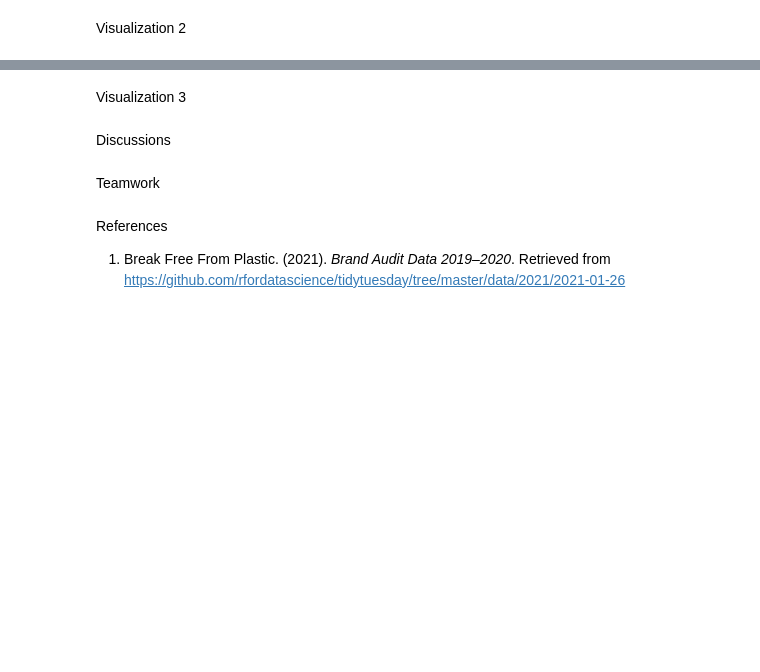
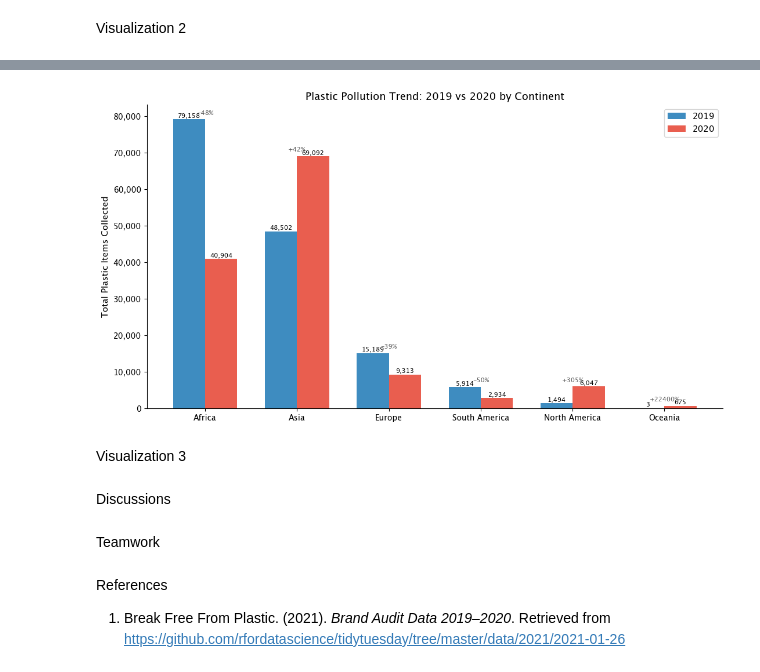
Before and after one commit to xuanntm/dss5201-visualization, a Jupyter notebook: src/DSS5201_Group_Project.ipynb, the cells around one changed output, grey strips where cells are left out. Cells and saved outputs as stored; diff of their text form; code cells hidden in the pictures; blank space fills up the shorter version.

```diff
--- a/src/DSS5201_Group_Project.ipynb
+++ b/src/DSS5201_Group_Project.ipynb
@@ -283,3 +379,53 @@ Visualization 2
+# %%
+# Visualization 3: Plastic pollution trend — 2019 vs 2020 by continent
+
+trend = (
+    df.groupby(['continent', 'year'])['grand_total']
+    .sum()
+    .reset_index()
+    .pivot(index='continent', columns='year', values='grand_total')
+    .fillna(0)
+    .sort_values(2019, ascending=False)
+)
+
+x = np.arange(len(trend))
+width = 0.35
+
+fig, ax = plt.subplots(figsize=(11, 6))
+bars_2019 = ax.bar(x - width / 2, trend[2019], width, label='2019', color='#2980b9', alpha=0.9)
+bars_2020 = ax.bar(x + width / 2, trend[2020], width, label='2020', color='#e74c3c', alpha=0.9)
+
+for bar in bars_2019:
+    h = bar.get_height()
+    if h > 0:
+        ax.text(bar.get_x() + bar.get_width() / 2, h + 150,
+                f'{int(h):,}', ha='center', va='bottom', fontsize=8)
+for bar in bars_2020:
+    h = bar.get_height()
+    if h > 0:
+        ax.text(bar.get_x() + bar.get_width() / 2, h + 150,
+                f'{int(h):,}', ha='center', va='bottom', fontsize=8)
+
+# Annotate % change
+for i, continent in enumerate(trend.index):
+    v2019, v2020 = trend.loc[continent, 2019], trend.loc[continent, 2020]
+    if v2019 > 0:
+        pct_change = (v2020 - v2019) / v2019 * 100
+        sign = '+' if pct_change >= 0 else ''
+        ax.text(i, max(v2019, v2020) + 1200,
+                f'{sign}{pct_change:.0f}%', ha='center', fontsize=8, color='#555555')
+
+ax.set_xticks(x)
+ax.set_xticklabels(trend.index, fontsize=10)
+ax.set_ylabel('Total Plastic Items Collected', fontsize=11)
+ax.set_title('Plastic Pollution Trend: 2019 vs 2020 by Continent', fontsize=13, fontweight='bold')
+ax.yaxis.set_major_formatter(ticker.FuncFormatter(lambda x, _: f'{int(x):,}'))
+ax.legend(fontsize=11)
+sns.despine()
+plt.tight_layout()
+plt.show()
+# %% [output]
+[figure, added]
 # %% [markdown]
 Visualization 3
 # %% [markdown]
```
Also changed, not shown: parts of 3 cells of this notebook.
